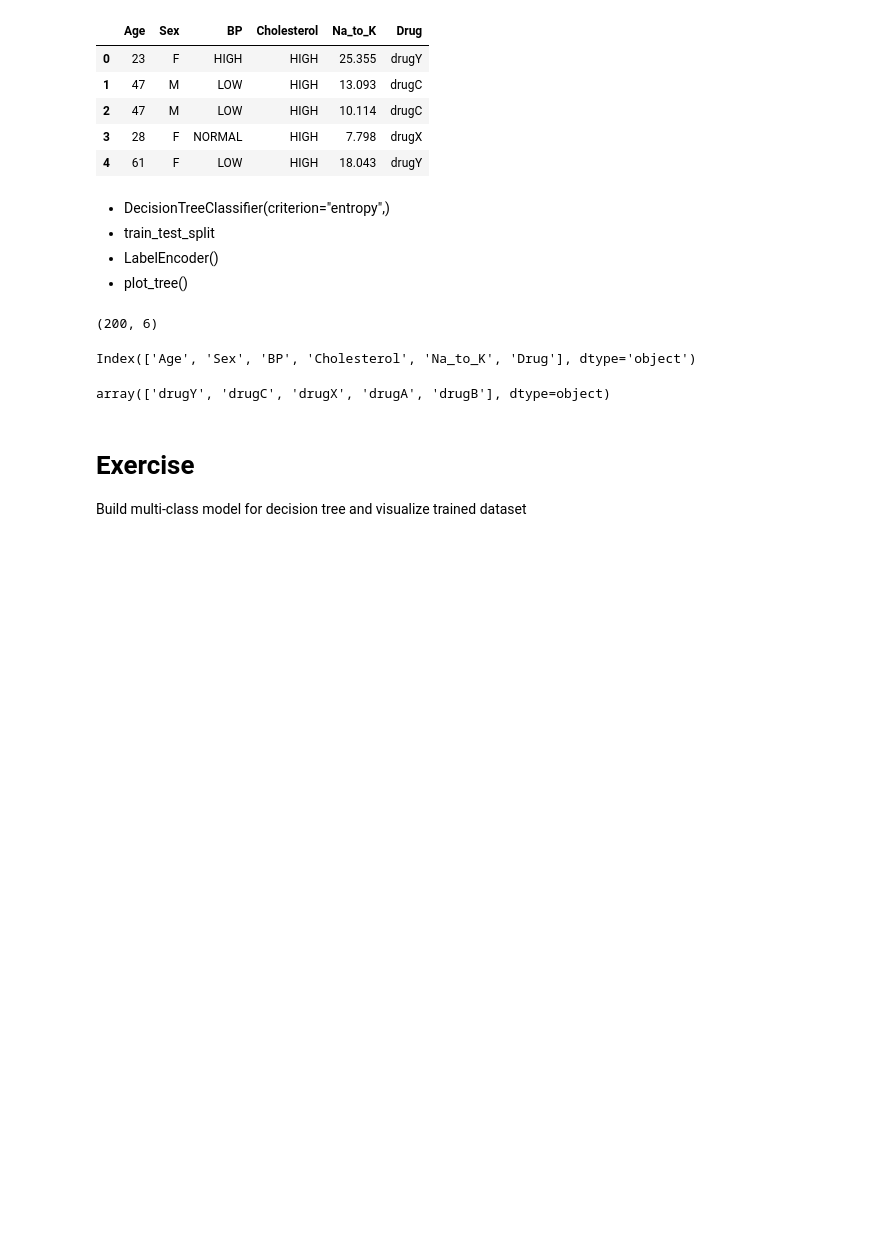
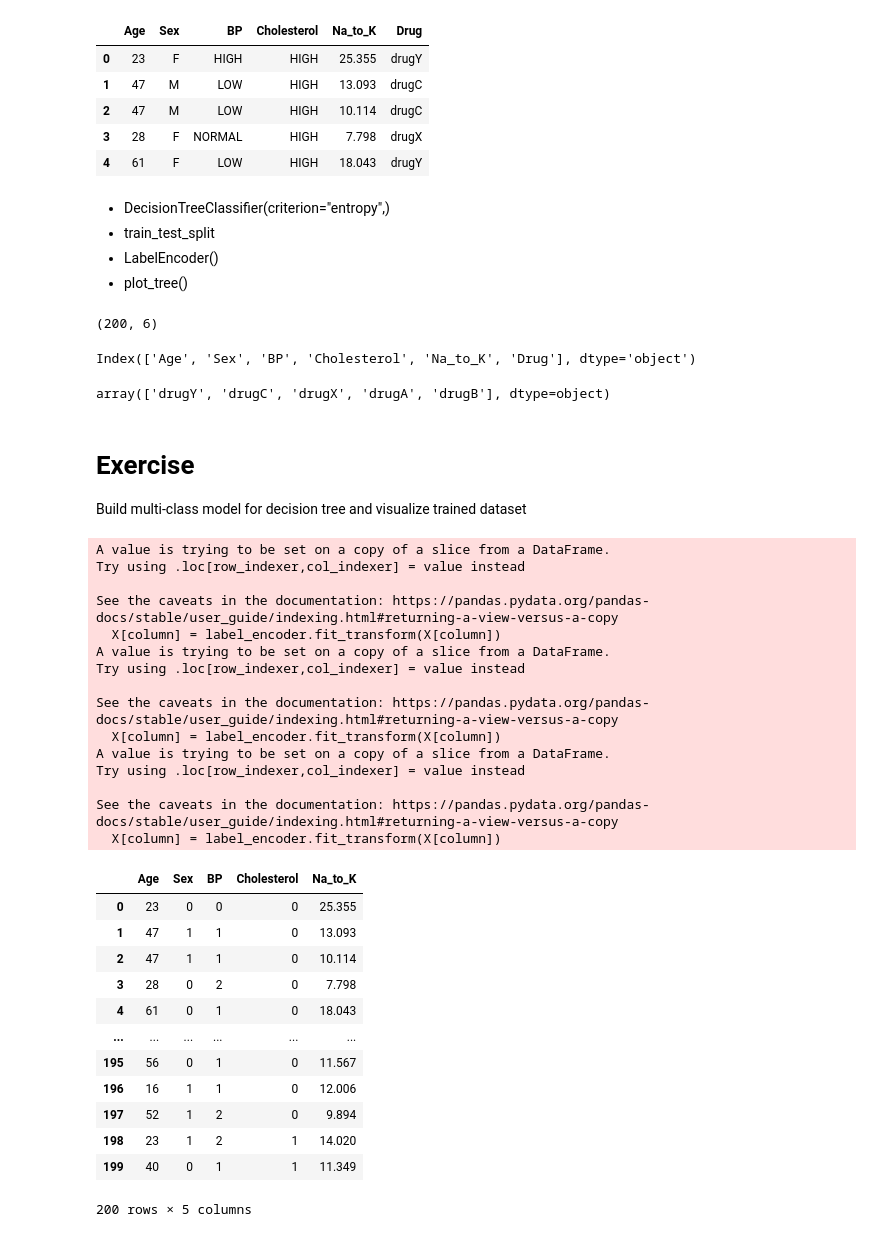
Before and after one commit to BusraSarikaya1/data, a Jupyter notebook: week 7/7-dt-example.ipynb, the cells around one changed output. Saved outputs shown, nothing was run; the diff lists cells and outputs as text; code cells hidden in the pictures; blank space fills up the shorter version.

```diff
--- a/week 7/7-dt-example.ipynb
+++ b/week 7/7-dt-example.ipynb
@@ -34,0 +47,37 @@ Build multi-class model for decision tree and visualize trained dataset
+# %%
+# Kategorik değişkenleri sayısal değerlere dönüştürmek için LabelEncoder kullanma
+label_columns = ['Sex', 'BP', 'Cholesterol']
+label_encoder = LabelEncoder()
+
+for column in label_columns:
+    X[column] = label_encoder.fit_transform(X[column])
+X
+# %% [output]
+A value is trying to be set on a copy of a slice from a DataFrame.
+Try using .loc[row_indexer,col_indexer] = value instead
+
+See the caveats in the documentation: https://pandas.pydata.org/pandas-docs/stable/user_guide/indexing.html#returning-a-view-versus-a-copy
+  X[column] = label_encoder.fit_transform(X[column])
+A value is trying to be set on a copy of a slice from a DataFrame.
+Try using .loc[row_indexer,col_indexer] = value instead
+
+See the caveats in the documentation: https://pandas.pydata.org/pandas-docs/stable/user_guide/indexing.html#returning-a-view-versus-a-copy
+  X[column] = label_encoder.fit_transform(X[column])
+A value is trying to be set on a copy of a slice from a DataFrame.
+Try using .loc[row_indexer,col_indexer] = value instead
+
+See the caveats in the documentation: https://pandas.pydata.org/pandas-docs/stable/user_guide/indexing.html#returning-a-view-versus-a-copy
+  X[column] = label_encoder.fit_transform(X[column])
+|  | Age | Sex | BP | Cholesterol | Na_to_K |
+| 0 | 23 | 0 | 0 | 0 | 25.355 |
+| 1 | 47 | 1 | 1 | 0 | 13.093 |
+| 2 | 47 | 1 | 1 | 0 | 10.114 |
+| 3 | 28 | 0 | 2 | 0 | 7.798 |
+| 4 | 61 | 0 | 1 | 0 | 18.043 |
+| ... | ... | ... | ... | ... | ... |
+| 195 | 56 | 0 | 1 | 0 | 11.567 |
+| 196 | 16 | 1 | 1 | 0 | 12.006 |
+| 197 | 52 | 1 | 2 | 0 | 9.894 |
+| 198 | 23 | 1 | 2 | 1 | 14.020 |
+| 199 | 40 | 0 | 1 | 1 | 11.349 |
+200 rows × 5 columns
```
Also changed, not shown: parts of 6 cells of this notebook.
